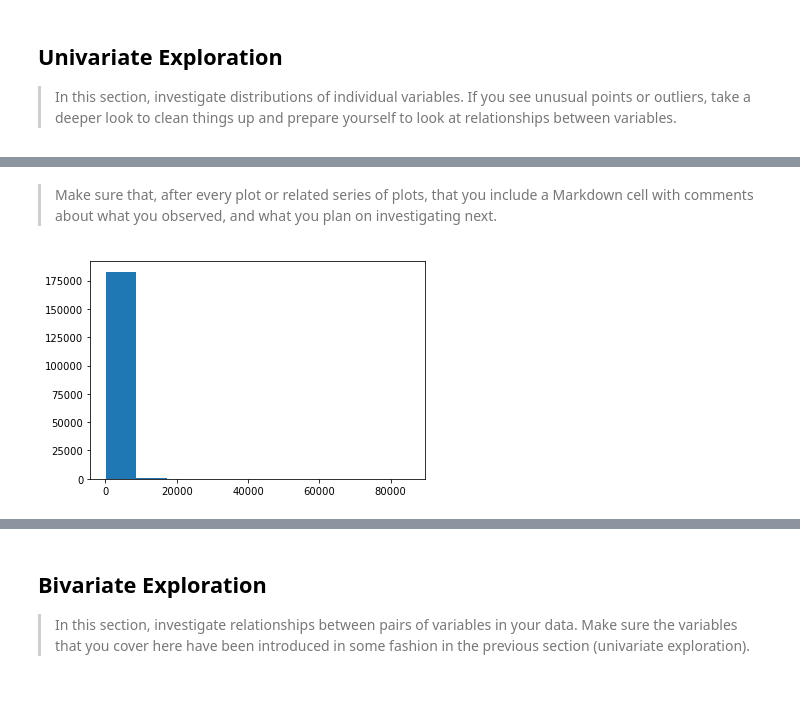
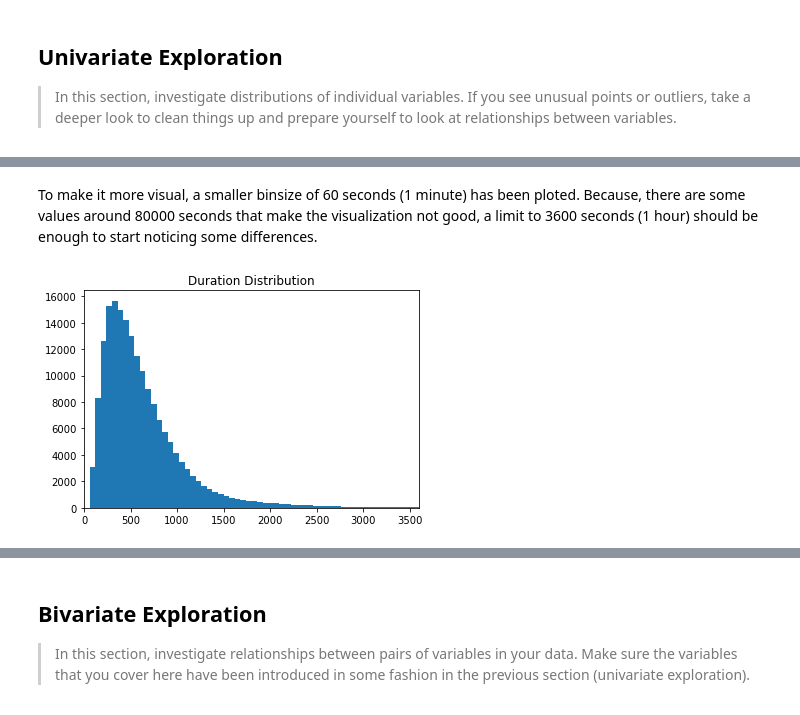
Before and after one commit to aingelmo/aingelmo.github.io, a Jupyter notebook: Project_5_Communicate-Data-Findings/exploration_template.ipynb, the cells around one changed output, grey strips where cells are left out. Cells and saved outputs as stored; diff of their text form; code cells hidden in the pictures.

```diff
--- a/Project_5_Communicate-Data-Findings/exploration_template.ipynb
+++ b/Project_5_Communicate-Data-Findings/exploration_template.ipynb
@@ -159,8 +210,11 @@ sb.countplot(ford_clean["bike_share_for_all_trip"]);
-# %% [markdown]
-> Make sure that, after every plot or related series of plots, that you
-include a Markdown cell with comments about what you observed, and what
-you plan on investigating next.
-# %%
-plt.hist(ford_clean["duration_sec"]);
-# %% [output]
-[figure, removed]
+# %% [markdown]
+To make it more visual, a smaller binsize of 60 seconds (1 minute) has been ploted. Because, there are some values around 80000 seconds that make the visualization not good, a limit to 3600 seconds (1 hour) should be enough to start noticing some differences.
+# %%
+binsize = 60
+bins = np.arange(0, ford_clean["duration_sec"].max(), binsize)
+
+plt.hist(ford_clean["duration_sec"], bins=bins)
+plt.title("Duration Distribution")
+plt.xlim([0,3600]);
+# %% [output]
+[figure, added]
```
Also changed, not shown: parts of 17 cells of this notebook.
